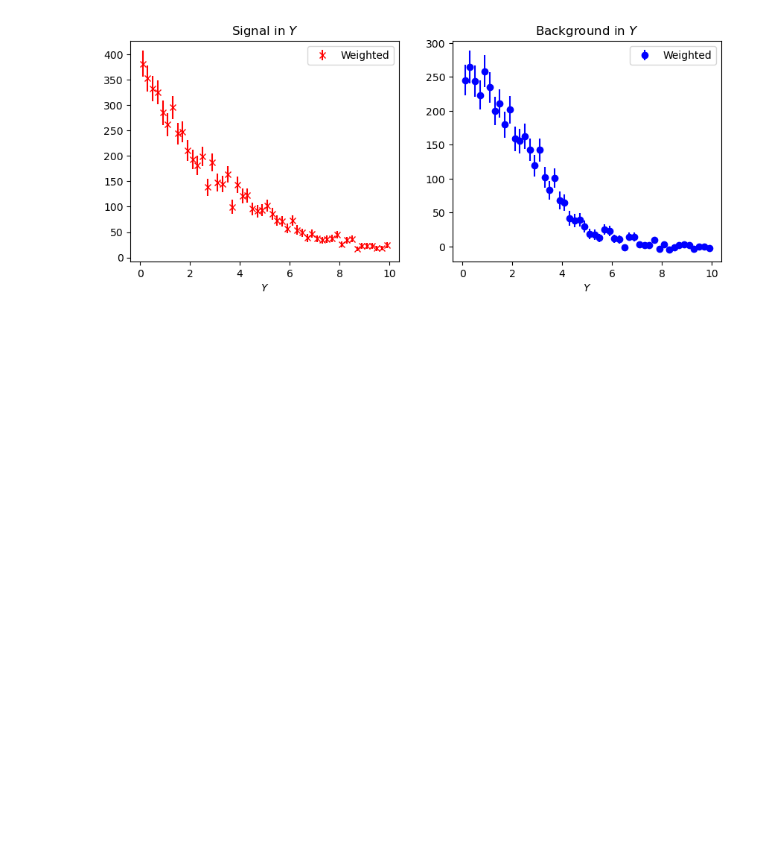
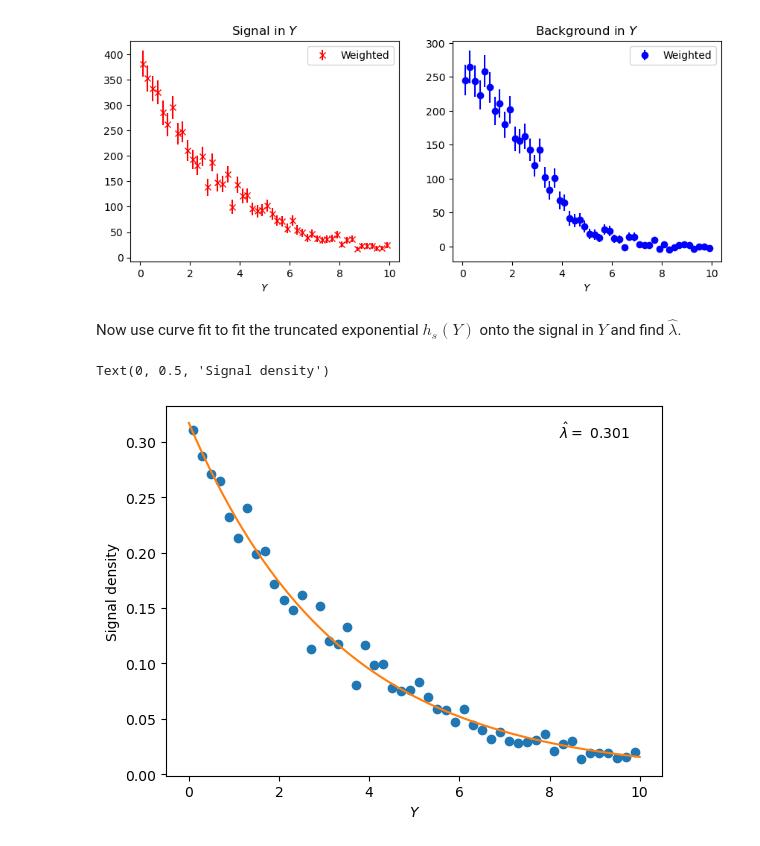
Before and after one commit to elizabethsztan/DIS_S1, a Jupyter notebook: s1_coursework.ipynb, the cells around one changed output. Saved outputs shown, nothing was run; the diff lists cells and outputs as text; code cells hidden in the pictures; blank space fills up the shorter version.

Commit message:
Estimated lambda in Y signal with sWeights for one sample

```diff
--- a/s1_coursework.ipynb
+++ b/s1_coursework.ipynb
@@ -912,3 +912,23 @@ ax[1].set_xlabel('$Y$')
 # %% [output]
 Text(0.5, 0, '$Y$')
 [figure]
+# %% [markdown]
+Now use curve fit to fit the truncated exponential $h_s(Y)$ onto the signal in $Y$ and find $\hat{\lambda}$.
+# %%
+ysw, ye = np.histogram(Y, bins = 50, range = [0,10], weights = sw, density = True)
+cy = 0.5 * (ye[1:] + ye[:-1])
+
+#fit the histogram to the theoretical y signal distribution
+popt, _ = curve_fit(lambda y, lmbda: h_s(y, lmbda), cy, ysw, fitted_values[5])
+lmbda_sw = popt[0]
+
+#plot the signal dist with the fitted values
+y = np.linspace(0, 10, 200)
+plt.plot(cy, ysw, 'o', label = 'Signal weight')
+plt.plot(y, h_s(y, lmbda_sw))
+plt.text(9, 0.31, r'$\hat{\lambda} =$ ' + f'{lmbda_sw:.3f}', horizontalalignment='center',verticalalignment='center')
+plt.xlabel(r'$Y$')
+plt.ylabel('Signal density')
+# %% [output]
+Text(0, 0.5, 'Signal density')
+[figure, added]
```
Also changed, not shown: parts of 1 cell of this notebook.
